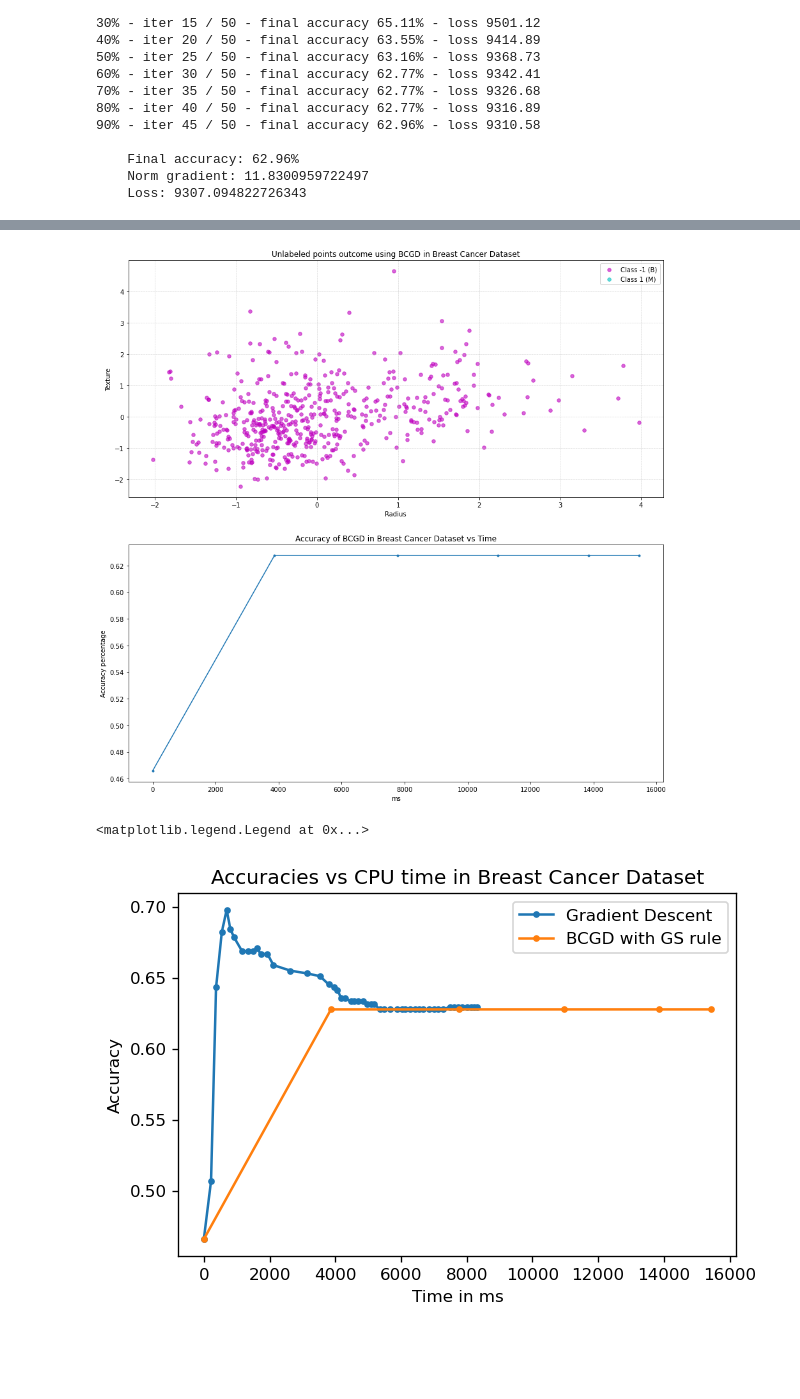
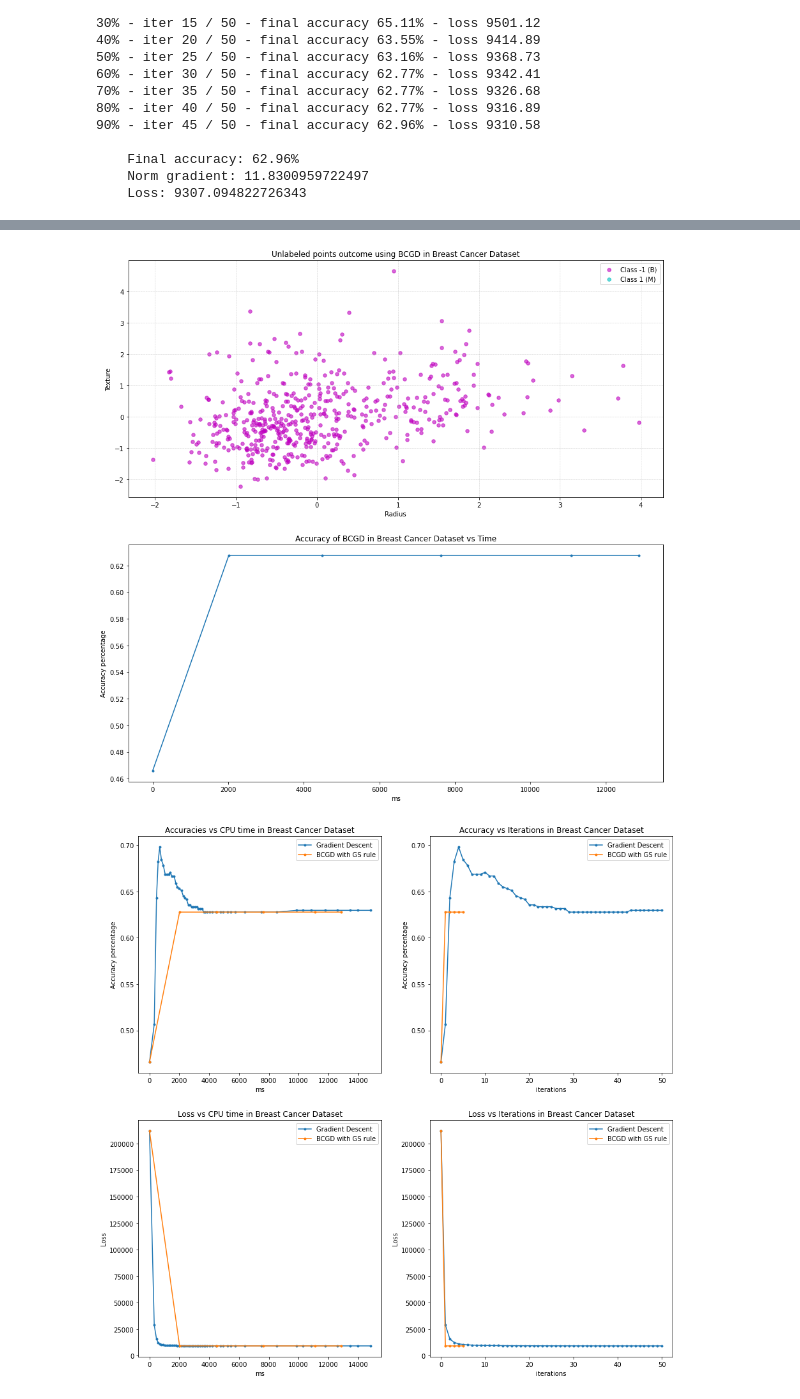
Before and after one commit to diegocremebrule/OptimisationUNIPD, a Jupyter notebook: Opt_Homework 1.ipynb, the cells around one changed output, grey strips where cells are left out. Drawn from its saved outputs; the diff is of its cells as text; code cells hidden in the pictures; blank space fills up the shorter version.

```diff
--- a/Opt_Homework 1.ipynb
+++ b/Opt_Homework 1.ipynb
@@ -595,10 +604,10 @@ def GD2(NUM_ITERS, y_unlabeled, EPSILON = 1e-11):
     Norm gradient: {np.linalg.norm(gradient(w_ij_pd, w_ij_bar_pd, y_unlabeled))}
     Loss: {loss(w_ij_pd, w_ij_bar_pd, y_labeled_pd, y_unlabeled)}
     """)
-    return y_unlabeled, ticks_gd, accuracies_gd
+    return y_unlabeled, ticks_gd, accuracies_gd, losses_gd
 # %%
 y_unlabeled_gd_pd = np.copy(y_unlabeled_initial_pd)
-y_unlabeled_gd_pd, ticks_gd_pd, accuracies_gd_pd= GD2(50, y_unlabeled_gd_pd)
+y_unlabeled_gd_pd, ticks_gd_pd, accuracies_gd_pd, losses_gd_pd = GD2(50, y_unlabeled_gd_pd)
 # %% [output]
 00% - iter 0 / 50 - final accuracy 50.68% - loss 29074.09
 10% - iter 5 / 50 - final accuracy 67.84% - loss 10301.77
@@ -647,7 +656,6 @@ def BCGD2(NUM_ITERS, y_unlabeled_bcgd, EPSILON = 1e-11):
 
     max_iterations = NUM_ITERS*len(y_unlabeled_bcgd)
     previous_grad_gs = gradient(w_ij_pd, w_ij_bar_pd, y_unlabeled_bcgd)
-    print(previous_grad_gs.shape)
     init_time = time.time() * 1000
 
     for i in range(max_iterations):
@@ -678,8 +686,8 @@ def BCGD2(NUM_ITERS, y_unlabeled_bcgd, EPSILON = 1e-11):
     Norm gradient: {np.linalg.norm(gradient(w_ij_pd, w_ij_bar_pd, y_unlabeled_bcgd))}
     Loss: {loss(w_ij_pd, w_ij_bar_pd, y_labeled_pd, y_unlabeled_bcgd)}
     """)
-    return y_unlabeled_bcgd, ticks_bcgd_gs, accuracies_bcgd_gs
+    return y_unlabeled_bcgd, ticks_bcgd_gs, accuracies_bcgd_gs, losses_bcgm_gs
 # %%
 y_unlabeled_bcgd_gs_pd = np.copy(y_unlabeled_initial_pd).astype("float64")
-y_unlabeled_bcgd_gs_pd, ticks_bcgd_gs_pd, accuracies_bcgd_gs_pd = BCGD2(50, y_unlabeled_bcgd_gs_pd)
+y_unlabeled_bcgd_gs_pd, ticks_bcgd_gs_pd, accuracies_bcgd_gs_pd, losses_bcgd_gs_pd = BCGD2(50, y_unlabeled_bcgd_gs_pd)
 # %% [output]
@@ -699,24 +706,6 @@ y_unlabeled_bcgd_gs_pd, ticks_bcgd_gs_pd, accuracies_bcgd_gs_pd = BCGD2(50, y_un
     Norm gradient: 0.037193193581600434
     Loss: 9296.171844619816
 # %%
-"""
-#Plotting BCGD results
-plt.figure(figsize=(8, 4), dpi=100)
-plt.title("Unlabeled points outcome using BCGD in Breast Cancer Dataset")
-final_y_unlabeled = (y_unlabeled_bcgd_gs_pd/2 + .5).round() * 2 - 1
-plt.scatter([p[0] for p in x_unlabeled_pd[final_y_unlabeled == -1]], [p[1] for p in x_unlabeled_pd[final_y_unlabeled == -1]], alpha=0.6, s=30, color="m")
-plt.scatter([p[0] for p in x_unlabeled_pd[final_y_unlabeled == 1]], [p[1] for p in x_unlabeled_pd[final_y_unlabeled == 1]], alpha=0.6, s=30, color="c")
-plt.legend(["Class -1 (B)", "Class 1 (M)"])
-plt.grid(True, linestyle='--', linewidth=0.5, alpha=0.7)
-
-plt.figure(dpi=120)
-plt.title("Accuracy of GD in Breast Cancer Dataset")
-plt.plot(ticks_bcgd_gs_pd, accuracies_bcgd_gs_pd, marker='.')
-plt.xlabel("Time in ms")
-plt.ylabel("Accuracy")
-plt.legend(["Accuracy"])
-"""
-
 figure, axis = plt.subplots(2,1)
 
 final_y_unlabeled = (y_unlabeled_bcgd_gs_pd/2 + .5).round() * 2 - 1
@@ -738,16 +727,43 @@ figure.set_figwidth(15)
 
 plt.show()
 # %% [output]
-[figure, old version]
+[figure, new version]
 # %%
 #Comparing boths algorithms in public data
-plt.figure(dpi=120)
-plt.title("Accuracies vs CPU time in Breast Cancer Dataset")
-plt.plot(ticks_gd_pd, accuracies_gd_pd, marker='.')
-plt.plot(ticks_bcgd_gs_pd, accuracies_bcgd_gs_pd, marker='.')
-plt.xlabel("Time in ms")
-plt.ylabel("Accuracy")
-plt.legend(["Gradient Descent", "BCGD with GS rule"])
+
+figure, axis = plt.subplots(2,2)
+
+axis[0,0].set_title("Accuracies vs CPU time in Breast Cancer Dataset")
+axis[0,0].plot(ticks_gd_pd, accuracies_gd_pd, marker='.')
+axis[0,0].plot(ticks_bcgd_gs_pd, accuracies_bcgd_gs_pd, marker='.')
+axis[0,0].set_xlabel("ms")
+axis[0,0].set_ylabel("Accuracy percentage")
+axis[0,0].legend(["Gradient Descent", "BCGD with GS rule"])
+
+axis[0,1].set_title("Accuracy vs Iterations in Breast Cancer Dataset")
+axis[0,1].plot(accuracies_gd_pd, marker = '.')
+axis[0,1].plot(accuracies_bcgd_gs_pd, marker = '.')
+axis[0,1].set_xlabel("iterations")
+axis[0,1].set_ylabel("Accuracy percentage")
+axis[0,1].legend(["Gradient Descent", "BCGD with GS rule"])
+
+axis[1,0].set_title("Loss vs CPU time in Breast Cancer Dataset")
+axis[1,0].plot(ticks_gd_pd, losses_gd_pd, marker='.')
+axis[1,0].plot(ticks_bcgd_gs_pd, losses_bcgd_gs_pd, marker='.')
+axis[1,0].set_xlabel("ms")
+axis[1,0].set_ylabel("Loss")
+axis[1,0].legend(["Gradient Descent", "BCGD with GS rule"])
+
+axis[1,1].set_title("Loss vs Iterations in Breast Cancer Dataset")
+axis[1,1].plot(losses_gd_pd, marker = '.')
+axis[1,1].plot(losses_bcgd_gs_pd, marker = '.')
+axis[1,1].set_xlabel("iterations")
+axis[1,1].set_ylabel("Loss")
+axis[1,1].legend(["Gradient Descent", "BCGD with GS rule"])
+
+figure.set_figheight(15)
+figure.set_figwidth(15)
+
+plt.show()
 # %% [output]
-<matplotlib.legend.Legend at 0x...>
-[figure, old version]
+[figure, new version]
```
Also changed, not shown: parts of 11 cells of this notebook.
